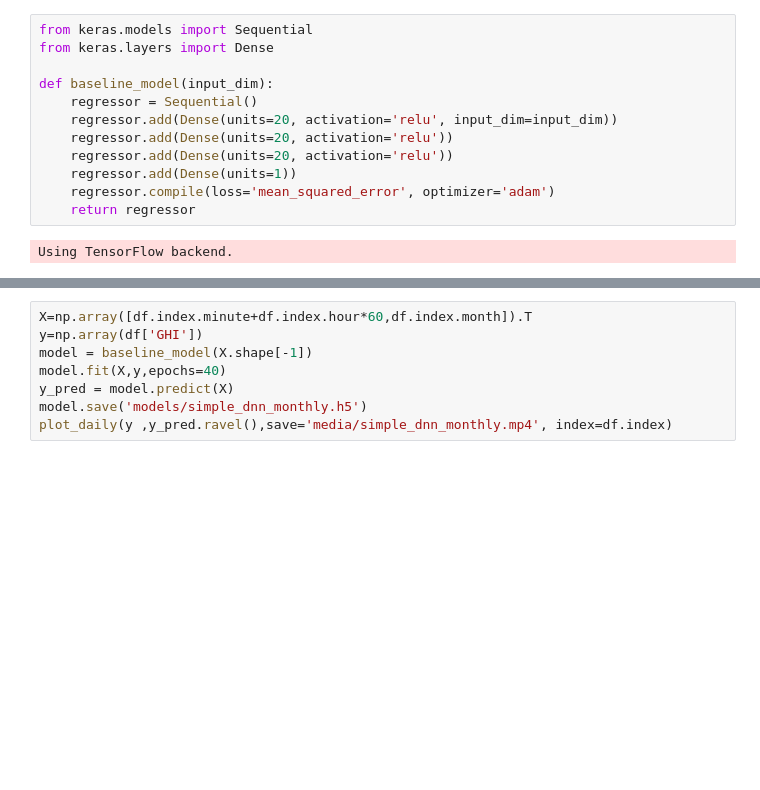
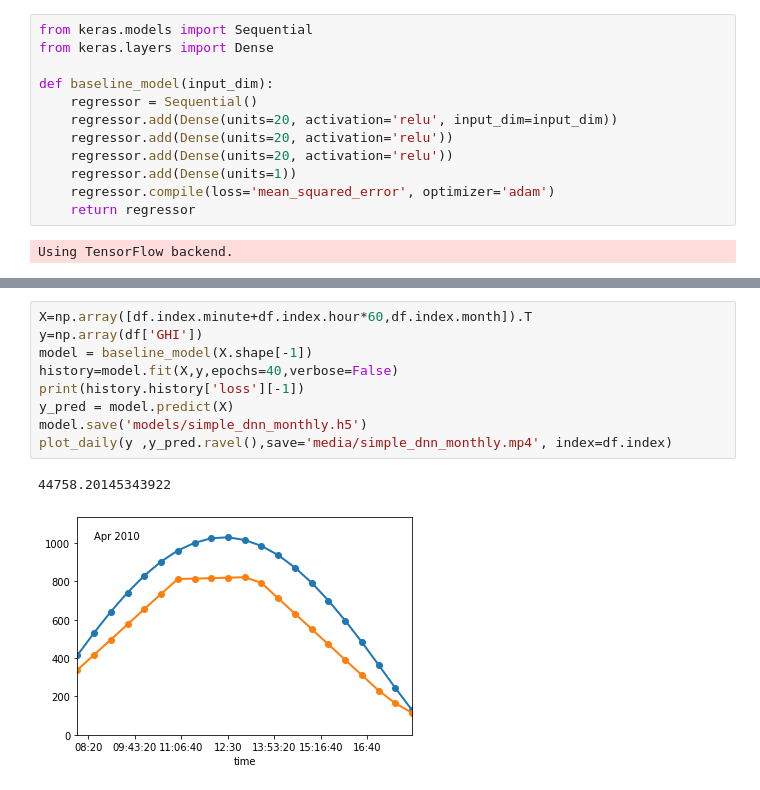
Before and after one commit to multitude0099/ug-project, a Jupyter notebook: simple_dnn.ipynb, the cells around one changed output, grey strips where cells are left out. Cells and saved outputs as stored; diff of their text form; blank space fills up the shorter version.

```diff
--- a/simple_dnn.ipynb
+++ b/simple_dnn.ipynb
@@ -50,9 +43,13 @@ Epoch 40/40
 # %%
 X=np.array([df.index.minute+df.index.hour*60,df.index.month]).T
 y=np.array(df['GHI'])
 model = baseline_model(X.shape[-1])
-model.fit(X,y,epochs=40)
+history=model.fit(X,y,epochs=40,verbose=False)
+print(history.history['loss'][-1])
 y_pred = model.predict(X)
 model.save('models/simple_dnn_monthly.h5')
 plot_daily(y ,y_pred.ravel(),save='media/simple_dnn_monthly.mp4', index=df.index)
+# %% [output]
+44758.20145343922
+[figure, added]
 # %%
```
Also changed, not shown: parts of 4 cells of this notebook, 7 other files.
